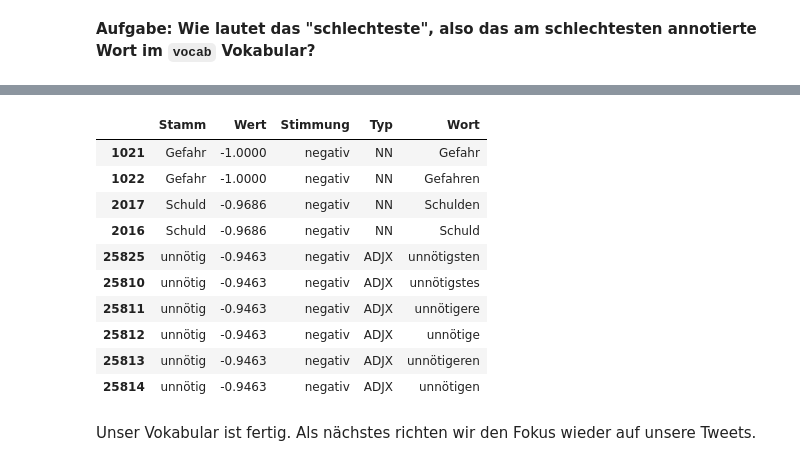
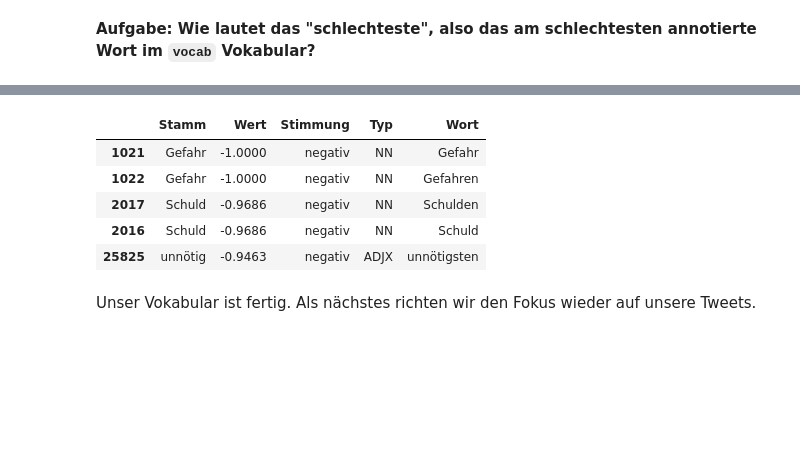
Before and after one commit to orca-nrw/lernmodul-texte, a Jupyter notebook: index.ipynb, the cells around one changed output, grey strips where cells are left out. Cells and saved outputs as stored; diff of their text form; code cells hidden in the pictures; blank space fills up the shorter version.

```diff
--- a/index.ipynb
+++ b/index.ipynb
@@ -752,19 +765,14 @@ texte_lm.show_task(315)
 [interactive output not drawn]
 # %%
 #solution
-vocab.sort_values('Wert').head(10)
+vocab.sort_values('Wert').head()
 # %% [output]
 |  | Stamm | Wert | Stimmung | Typ | Wort |
 | 1021 | Gefahr | -1.0000 | negativ | NN | Gefahr |
 | 1022 | Gefahr | -1.0000 | negativ | NN | Gefahren |
 | 2017 | Schuld | -0.9686 | negativ | NN | Schulden |
 | 2016 | Schuld | -0.9686 | negativ | NN | Schuld |
 | 25825 | unnötig | -0.9463 | negativ | ADJX | unnötigsten |
-| 25810 | unnötig | -0.9463 | negativ | ADJX | unnötigstes |
-| 25811 | unnötig | -0.9463 | negativ | ADJX | unnötigere |
-| 25812 | unnötig | -0.9463 | negativ | ADJX | unnötige |
-| 25813 | unnötig | -0.9463 | negativ | ADJX | unnötigeren |
-| 25814 | unnötig | -0.9463 | negativ | ADJX | unnötigen |
 # %% [markdown]
 Unser Vokabular ist fertig. Als nächstes richten wir den Fokus wieder auf unsere Tweets.
 # %% [markdown]
```
Also changed, not shown: parts of 46 cells of this notebook.
